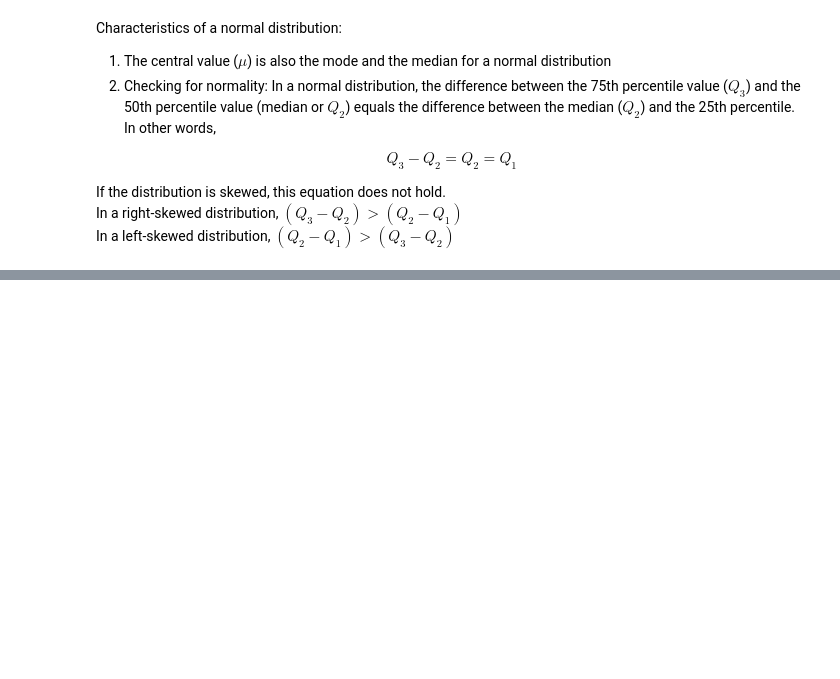
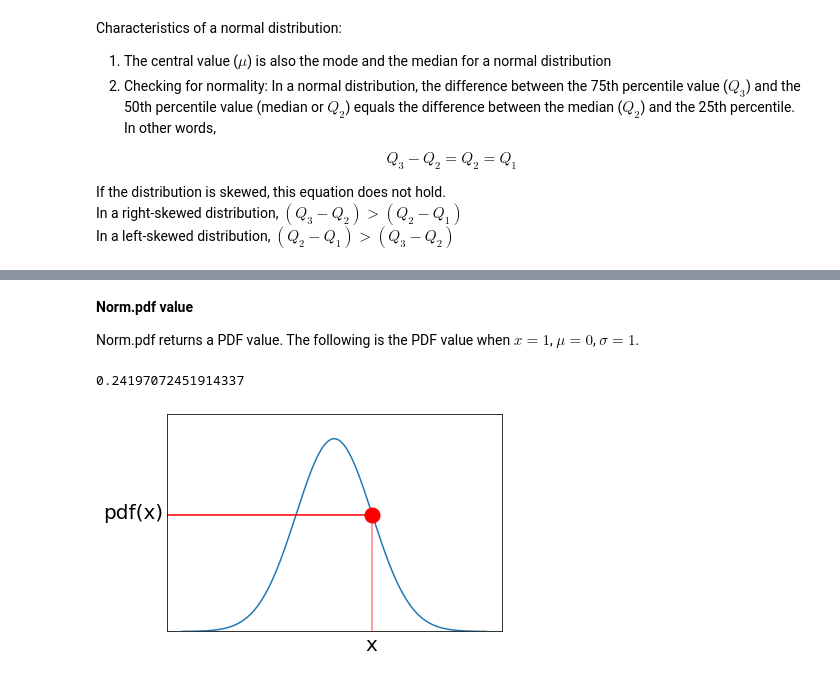
Before and after one commit to CodeRabbitHub/Statistics-and-Probability-For-Data-Science, a Jupyter notebook: 04. Probability distributions.ipynb, the cells around one changed output, grey strips where cells are left out. Drawn from its saved outputs; the diff is of its cells as text; code cells hidden in the pictures; blank space fills up the shorter version.

```diff
--- a/04. Probability distributions.ipynb
+++ b/04. Probability distributions.ipynb
@@ -193,0 +198,25 @@ original normal distribution.
+# %% [markdown]
+**Norm.pdf value**
+
+Norm.pdf returns a PDF value. The following is the PDF value when $x=1$, $\mu=0$, $\sigma=1$.
+# %%
+norm.pdf(x=1.0, loc=0, scale=1)
+# %% [output]
+0.24197072451914337
+# %%
+fig, ax = plt.subplots()
+x= np.arange(-4,4,0.001)
+ax.plot(x, norm.pdf(x))
+ax.set_ylim(0,0.45) # range
+ax.axhline(y=0.24,xmax=0.61,color='r') # horizontal line
+ax.axvline(x=1, ymax=0.53, color='r',alpha=0.5) # vertical line
+xplot = ax.plot([1], [0.24], marker='o', markersize=15, color="red") # coordinate point
+ax.set_yticks([]) # remove y axis label
+ax.set_xticks([]) # remove x axis label
+ax.set_xlabel('x',fontsize=20) # set x label
+ax.set_ylabel('pdf(x)',fontsize=20,rotation=0) # set y label
+ax.xaxis.set_label_coords(0.61, -0.02) # x label coordinate
+ax.yaxis.set_label_coords(-0.1, 0.5) # y label coordinate
+plt.show()
+# %% [output]
+[figure, added]
```
Also changed, not shown: parts of 29 cells of this notebook, 1 other file.
